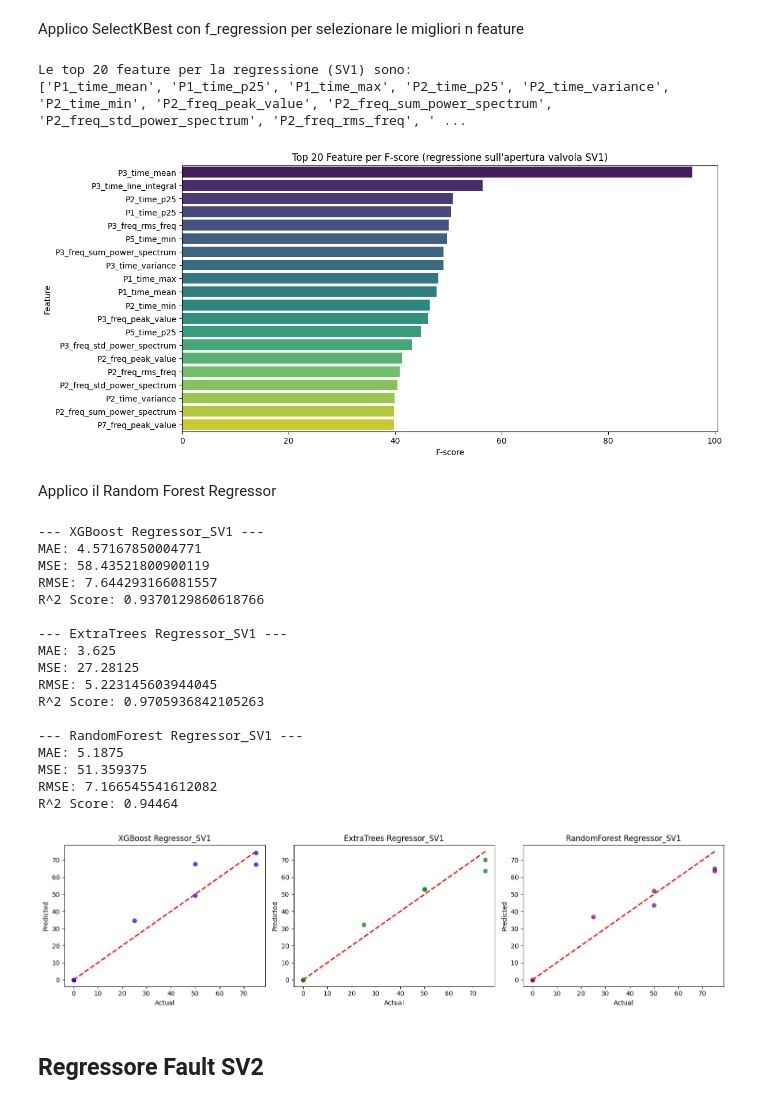
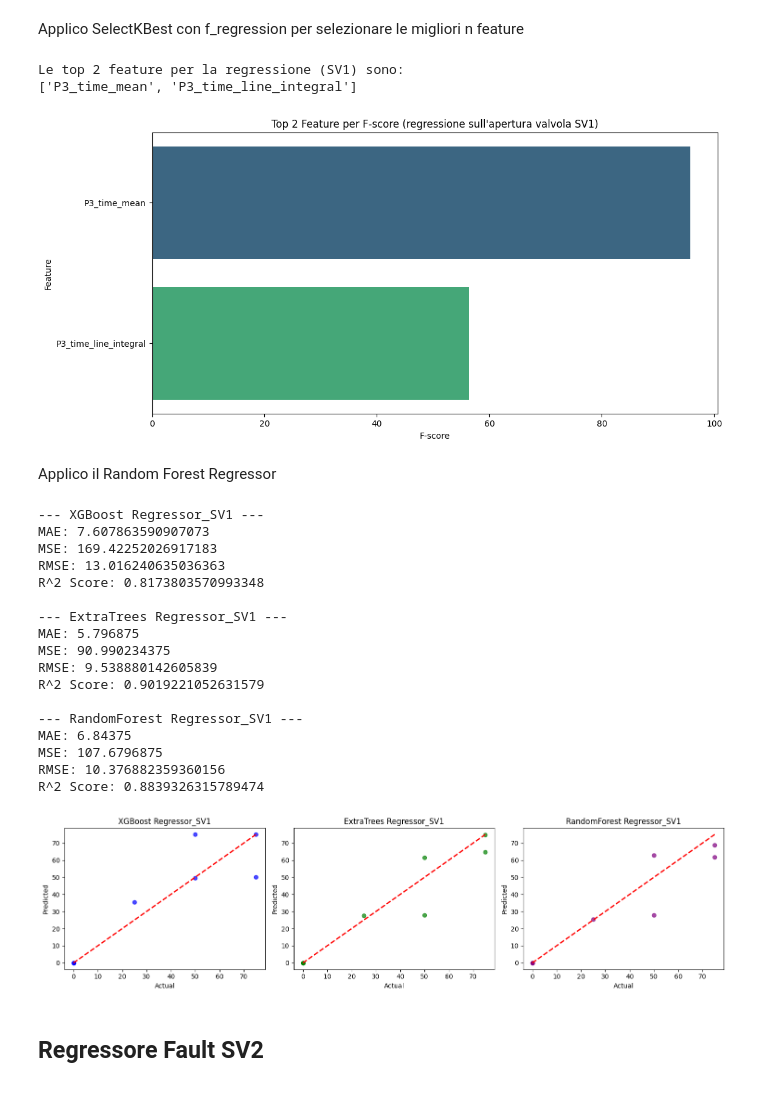
Before and after one commit to enricopierga/C2_PHM_AsiaPacific_2023, a Jupyter notebook: task5/task5.ipynb, the cells around one changed output. Drawn from its saved outputs; the diff is of its cells as text; code cells hidden in the pictures.

```diff
--- a/task5/task5.ipynb
+++ b/task5/task5.ipynb
@@ -107,33 +99,33 @@ Applico SelectKBest con f_regression per selezionare le migliori n feature
 # %%
 import matplotlib.pyplot as plt
 import seaborn as sns
 from sklearn.feature_selection import SelectKBest, f_regression
 
-n = 20  # top n feature
+n = 2  # top n feature
 selector = SelectKBest(score_func=f_regression, k=n)
 X_selected = selector.fit_transform(X, y)
 
 # Ottieni i nomi delle feature selezionate
 selected_features_sv1 = X.columns[selector.get_support()]
 print("Le top {} feature per la regressione (SV1) sono:".format(n))
 print(selected_features_sv1.tolist())
 
 # 3. Visualizza i punteggi F delle top n feature in un istogramma
 # Creiamo una Series con gli F-score per tutte le feature
 f_scores = pd.Series(selector.scores_, index=X.columns)
 # Estraiamo i punteggi solo per le feature selezionate e li ordiniamo in ordine decrescente
 topn_f_scores = f_scores[selected_features_sv1].sort_values(ascending=False)
 
 plt.figure(figsize=(12,6))
 ax = sns.barplot(x=topn_f_scores.values, y=topn_f_scores.index, hue=topn_f_scores.index, palette='viridis', dodge=False)
 plt.xlabel("F-score")
 plt.ylabel("Feature")
 plt.title("Top {} Feature per F-score (regressione sull'apertura valvola SV1)".format(n))
 plt.show()
 # %% [output]
-Le top 20 feature per la regressione (SV1) sono:
-['P1_time_mean', 'P1_time_p25', 'P1_time_max', 'P2_time_p25', 'P2_time_variance', 'P2_time_min', 'P2_freq_peak_value', 'P2_freq_sum_power_spectrum', 'P2_freq_std_power_spectrum', 'P2_freq_rms_freq', ' ...
+Le top 2 feature per la regressione (SV1) sono:
+['P3_time_mean', 'P3_time_line_integral']
-[figure, old version]
+[figure, new version]
 # %% [markdown]
 Applico il Random Forest Regressor
 # %%
@@ -212,23 +204,23 @@ plt.tight_layout()
 plt.show()
 # %% [output]
 --- XGBoost Regressor_SV1 ---
-MAE: 4.57167850004771
-MSE: 58.43521800900119
-RMSE: 7.644293166081557
-R^2 Score: 0.9370129860618766
+MAE: 7.607863590907073
+MSE: 169.42252026917183
+RMSE: 13.016240635036363
+R^2 Score: 0.8173803570993348
 
 --- ExtraTrees Regressor_SV1 ---
-MAE: 3.625
-MSE: 27.28125
-RMSE: 5.223145603944045
-R^2 Score: 0.9705936842105263
+MAE: 5.796875
+MSE: 90.990234375
+RMSE: 9.538880142605839
+R^2 Score: 0.9019221052631579
 
 --- RandomForest Regressor_SV1 ---
-MAE: 5.1875
-MSE: 51.359375
-RMSE: 7.166545541612082
-R^2 Score: 0.94464
+MAE: 6.84375
+MSE: 107.6796875
+RMSE: 10.376882359360156
+R^2 Score: 0.8839326315789474
-[figure, old version]
+[figure, new version]
 # %% [markdown]
 ## Regressore Fault SV2
 # %% [markdown]
```
Also changed, not shown: parts of 23 cells of this notebook.
